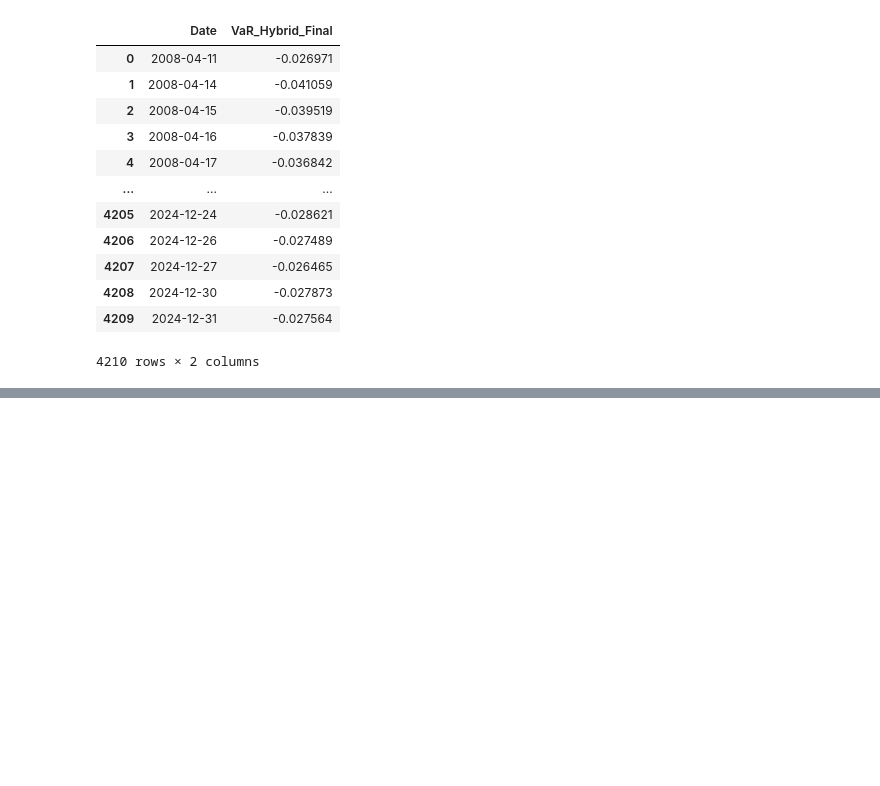
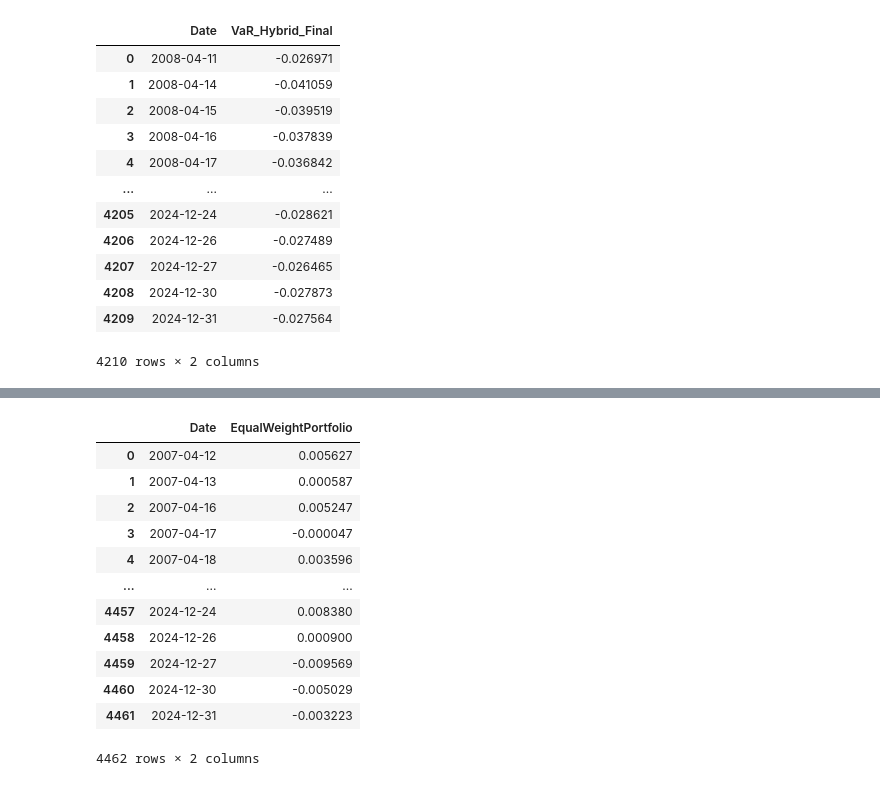
Before and after one commit to siddhantgopi/Project-Janus-Adaptive-Tail-Risk-and-Regime-Aware-VaR-Modeling, a Jupyter notebook: notebooks/08_capital_mapping.ipynb, the cells around one changed output, grey strips where cells are left out. Saved outputs shown, nothing was run; the diff lists cells and outputs as text; code cells hidden in the pictures; blank space fills up the shorter version.

```diff
--- a/notebooks/08_capital_mapping.ipynb
+++ b/notebooks/08_capital_mapping.ipynb
@@ -982,0 +1019,17 @@ final_merged.to_csv(var_results_path)
+# %%
+portfolio_returns = pd.read_csv("data/portfolio_log_returns.csv")
+portfolio_returns
+# %% [output]
+|  | Date | EqualWeightPortfolio |
+| 0 | 2007-04-12 | 0.005627 |
+| 1 | 2007-04-13 | 0.000587 |
+| 2 | 2007-04-16 | 0.005247 |
+| 3 | 2007-04-17 | -0.000047 |
+| 4 | 2007-04-18 | 0.003596 |
+| ... | ... | ... |
+| 4457 | 2024-12-24 | 0.008380 |
+| 4458 | 2024-12-26 | 0.000900 |
+| 4459 | 2024-12-27 | -0.009569 |
+| 4460 | 2024-12-30 | -0.005029 |
+| 4461 | 2024-12-31 | -0.003223 |
+4462 rows × 2 columns
```
Also changed, not shown: parts of 4 cells of this notebook, 1 other file.
